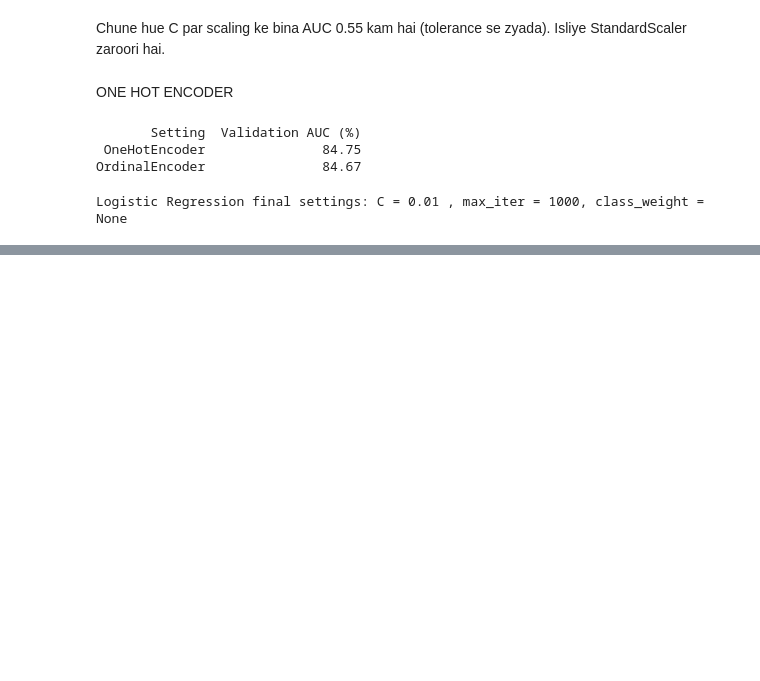
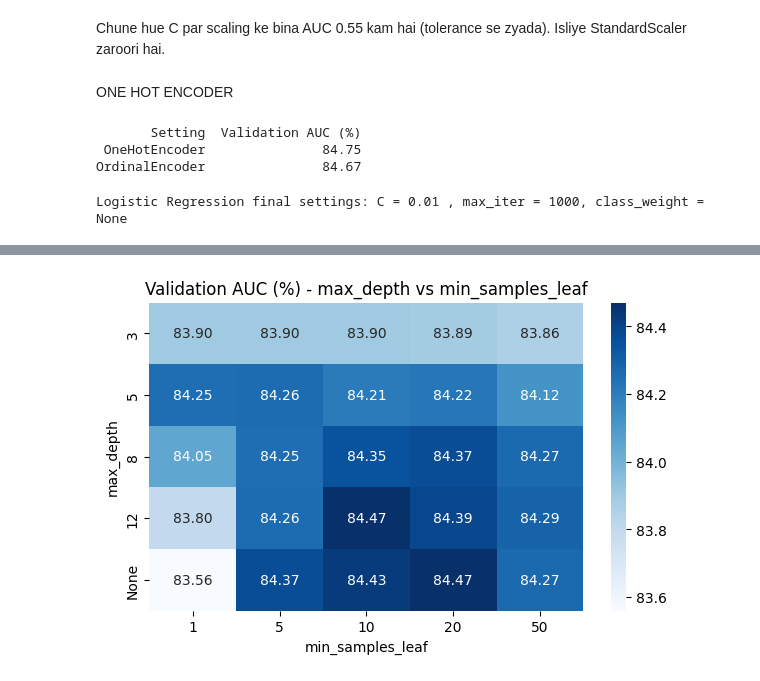
Before and after one commit to imsomya22092005-bot/Mindora, a Jupyter notebook: personalized_suggestion/personalized_coping_recommendation_model.ipynb, the cells around one changed output, grey strips where cells are left out. Drawn from its saved outputs; the diff is of its cells as text; code cells hidden in the pictures; blank space fills up the shorter version.

```diff
--- a/personalized_suggestion/personalized_coping_recommendation_model.ipynb
+++ b/personalized_suggestion/personalized_coping_recommendation_model.ipynb
@@ -1046,0 +1135,31 @@ Logistic Regression final settings: C = 0.01 , max_iter = 1000, class_weight = N
+# %%
+d_grid = [3, 5, 8, 12, None]
+l_grid = [1, 5, 10, 20, 50]
+grid_results = []
+for depth in d_grid:
+    for leaf in l_grid:
+        pipeline = Pipeline([
+            ("preprocessing", preprocessor),
+            ("model", RandomForestClassifier(
+                n_estimators=100,
+                max_depth=depth,
+                min_samples_leaf=leaf,
+                class_weight="balanced_subsample",
+                random_state=42,
+                n_jobs=-1
+            ))
+        ])
+        scores = cross_validate(pipeline, X_train, y_train, cv=tscv, scoring="roc_auc")
+        grid_results.append({
+            "max_depth": str(depth),
+            "min_samples_leaf": leaf,
+            "Validation AUC (%)": round(scores["test_score"].mean() * 100, 2)
+        })
+grid_df = pd.DataFrame(grid_results)
+grid_pivot = grid_df.pivot(
+    index="max_depth",
+    columns="min_samples_leaf",
+    values="Validation AUC (%)"
+)
+grid_pivot = grid_pivot.loc[[str(d) for d in d_grid]]
+print(grid_pivot)
@@ -1046,0 +1174,9 @@ Logistic Regression final settings: C = 0.01 , max_iter = 1000, class_weight = N
+# %%
+plt.figure(figsize=(7, 4))
+sns.heatmap(grid_pivot, annot=True, fmt=".2f", cmap="Blues")
+plt.title("Validation AUC (%) - max_depth vs min_samples_leaf")
+plt.xlabel("min_samples_leaf")
+plt.ylabel("max_depth")
+plt.show()
+# %% [output]
+[figure, added]
```
Also changed, not shown: parts of 36 cells of this notebook.
